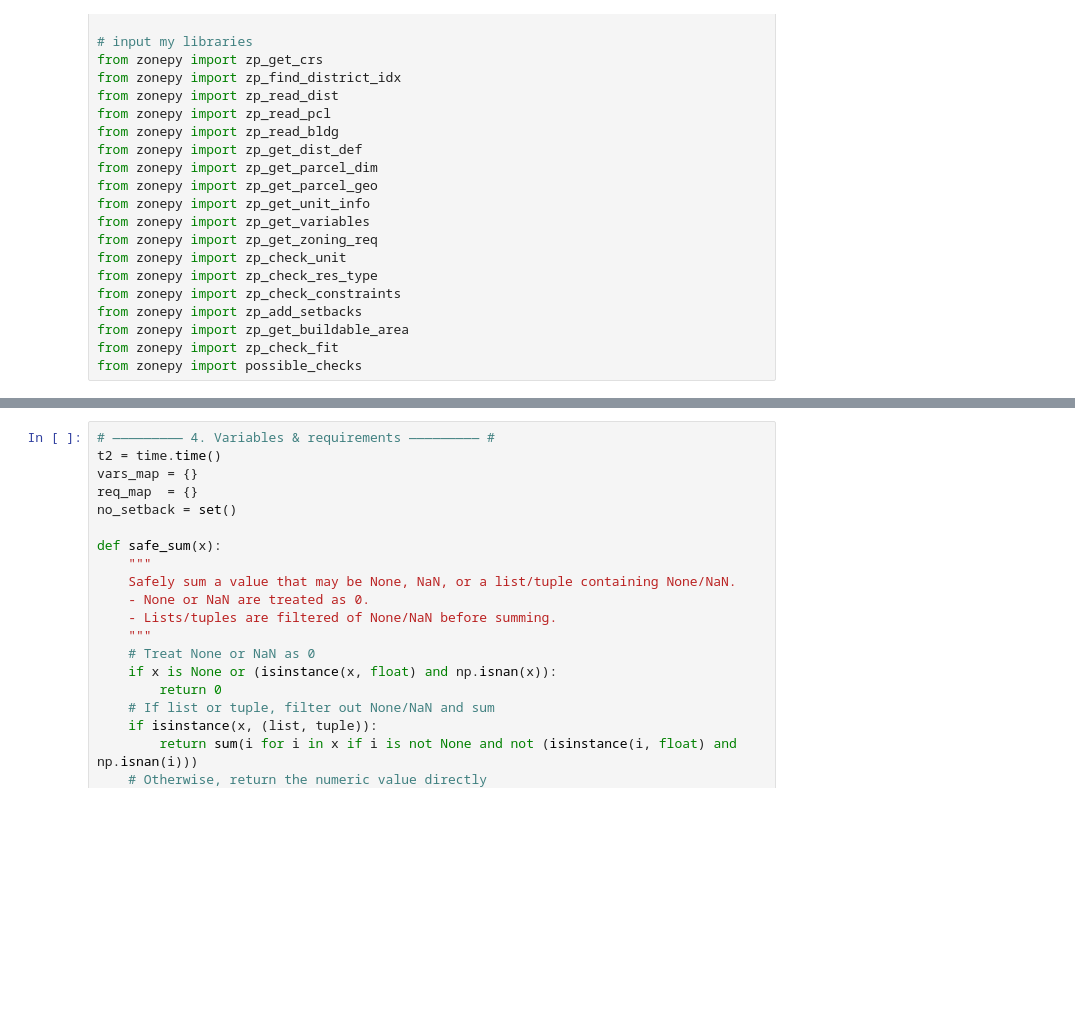
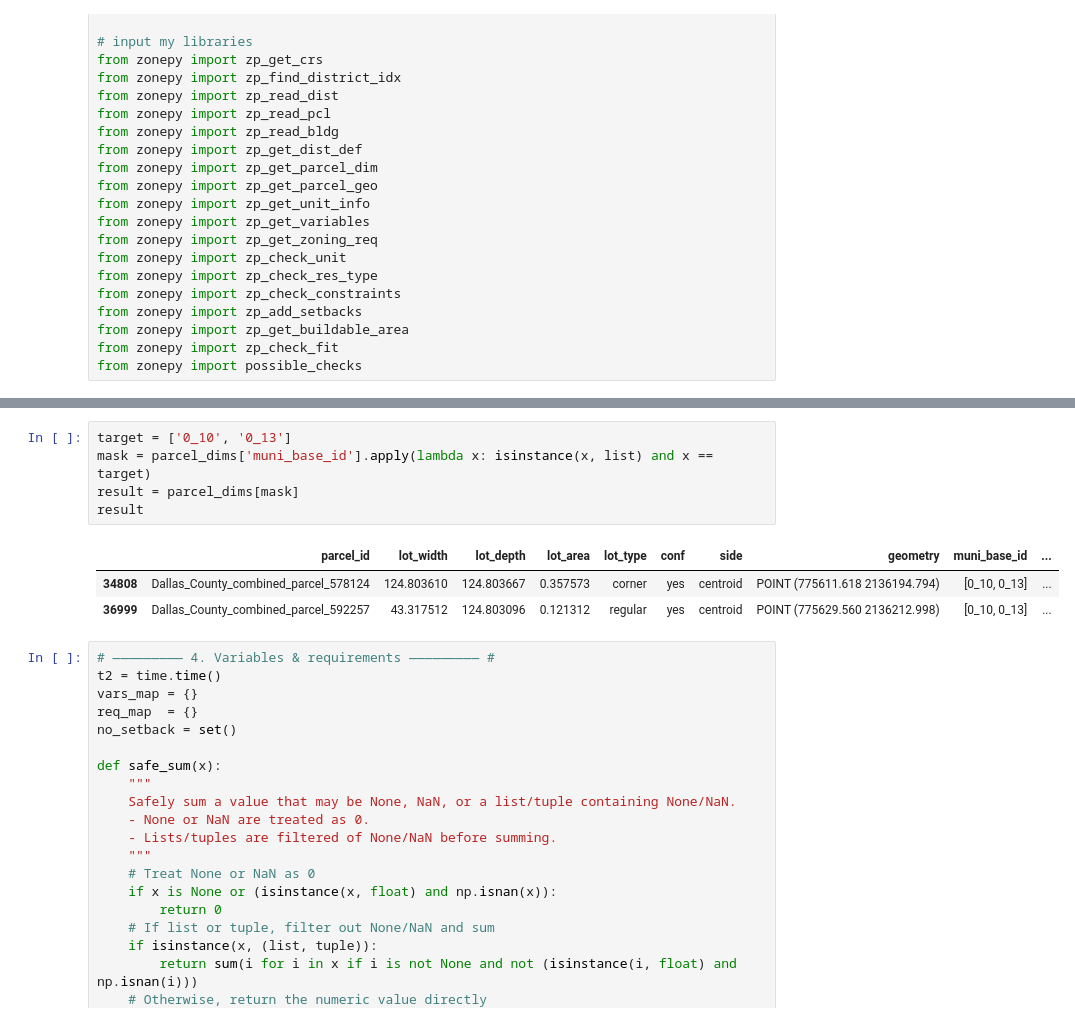
Before and after one commit to vibe-lab-gsd/zonepy, a Jupyter notebook: examples.ipynb, the cells around one changed output, grey strips where cells are left out. Cells and saved outputs as stored; diff of their text form; blank space fills up the shorter version.

```diff
--- a/examples.ipynb
+++ b/examples.ipynb
@@ -1016,3 +1039,12 @@ ___dist_cross_cover_check___ 0.0s, kept 6696 parcels
+# %%
+target = ['0_10', '0_13']
+mask = parcel_dims['muni_base_id'].apply(lambda x: isinstance(x, list) and x == target)
+result = parcel_dims[mask]
+result
+# %% [output]
+|  | parcel_id | lot_width | lot_depth | lot_area | lot_type | conf | side | geometry | muni_base_id | ... |
+| 34808 | Dallas_County_combined_parcel_578124 | 124.803610 | 124.803667 | 0.357573 | corner | yes | centroid | POINT (775611.618 2136194.794) | [0_10, 0_13] | ... |
+| 36999 | Dallas_County_combined_parcel_592257 | 43.317512 | 124.803096 | 0.121312 | regular | yes | centroid | POINT (775629.560 2136212.998) | [0_10, 0_13] | ... |
 # %%
 # ————————— 4. Variables & requirements ————————— #
 t2 = time.time()
```
Also changed, not shown: parts of 6 cells of this notebook, 1 other file.
